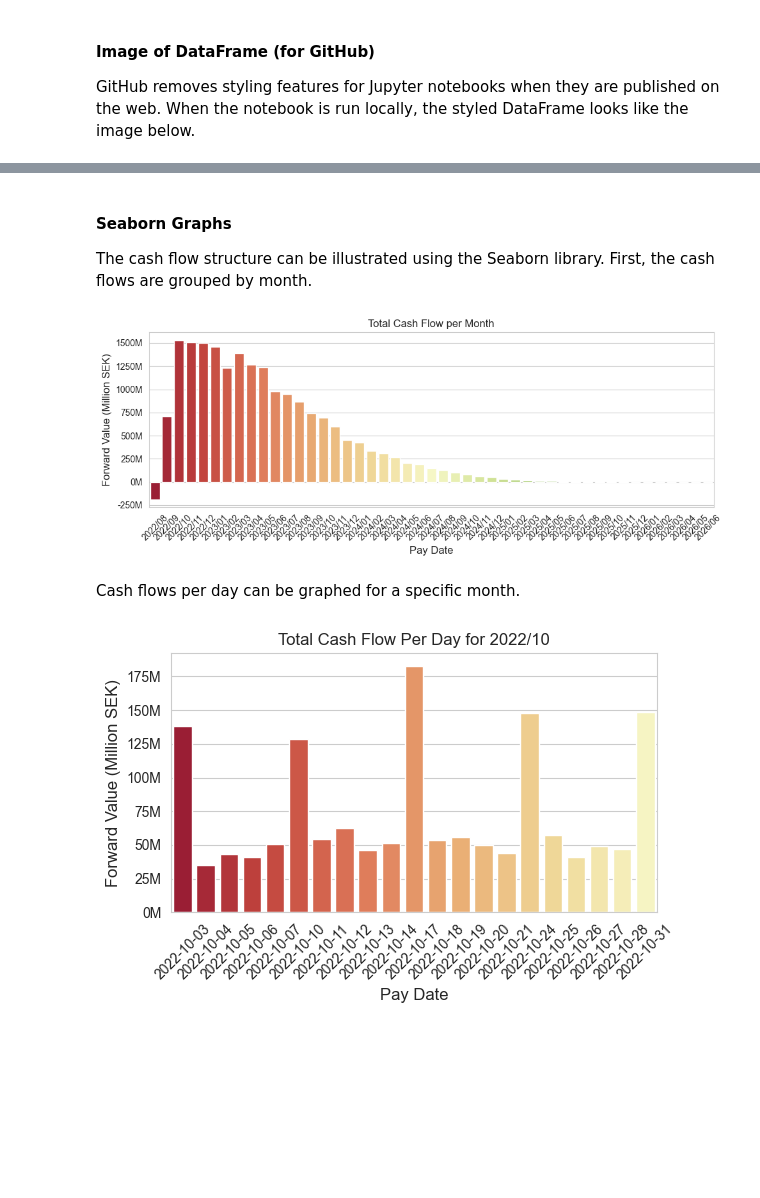
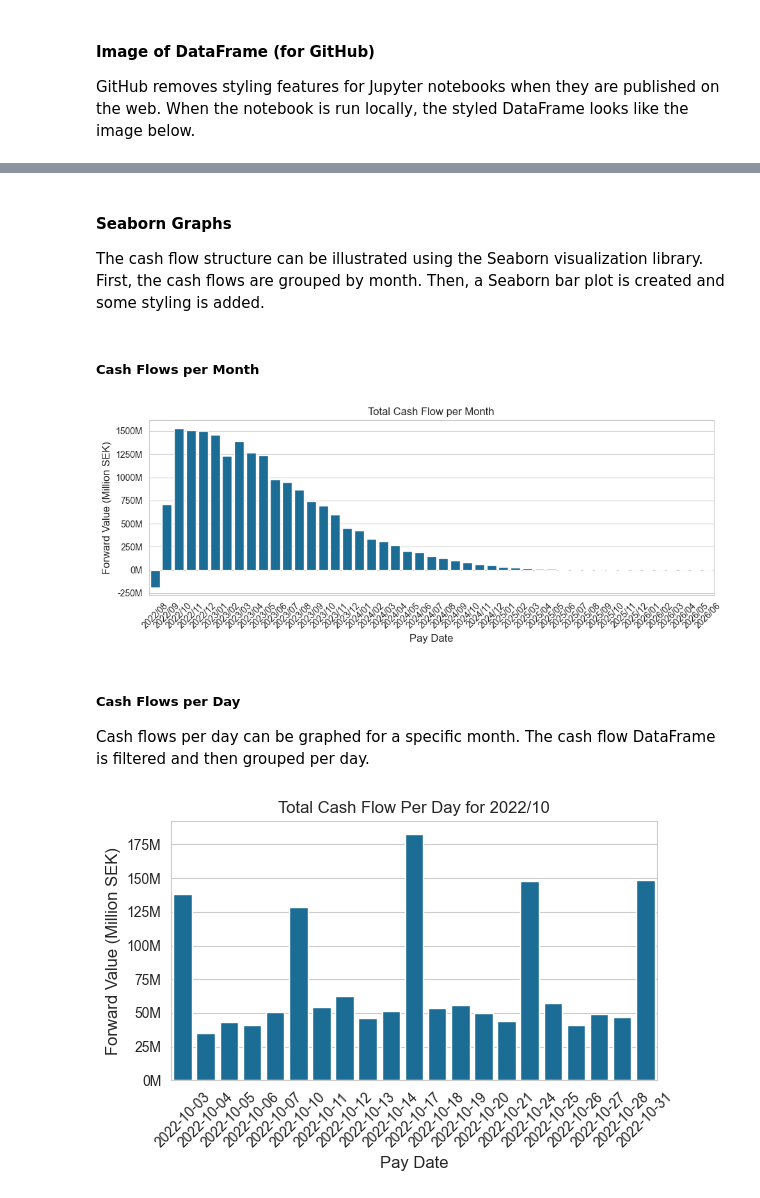
Before and after one commit to mastixstudio/notebooks, a Jupyter notebook: pandas_analysis_loan_book.ipynb, the cells around one changed output, grey strips where cells are left out. Cells and saved outputs as stored; diff of their text form; code cells hidden in the pictures; blank space fills up the shorter version.

```diff
--- a/pandas_analysis_loan_book.ipynb
+++ b/pandas_analysis_loan_book.ipynb
@@ -278,14 +275,14 @@ GitHub removes styling features for Jupyter notebooks when they are published on
 # %% [markdown]
 #### Seaborn Graphs
 
-The cash flow structure can be illustrated using the Seaborn library. First, the cash flows are grouped by month.
+The cash flow structure can be illustrated using the Seaborn visualization library. First, the cash flows are grouped by month. Then, a Seaborn bar plot is created and some styling is added.
+# %% [markdown]
+##### Cash Flows per Month
 # %%
 import seaborn as sns
 import matplotlib.pyplot as plt
 import matplotlib.ticker as mticker
-import matplotlib.dates as mdates
 
-# Group by month and sum the values
 grouped_risks = nok_cf_fv_SEK.groupby(pd.Grouper(key='Pay', freq='M')).sum()
 grouped_risks.index.name = "Pay Date"
 
@@ -293,57 +290,46 @@ total_cash_flows = grouped_risks['Forward Value (SEK)'].reset_index()
 total_cash_flows['Pay Date'] = pd.to_datetime(total_cash_flows['Pay Date'])
 total_cash_flows['YearMonth'] = total_cash_flows['Pay Date'].dt.strftime('%Y/%m')
 
-# Seaborn settings
 sns.set_style("whitegrid")
-sns.set_palette("RdYlGn", n_colors=len(total_cash_flows['Pay Date'].unique()))
 
-# Create the bar plot
 fig, ax = plt.subplots(figsize=(10, 4))
-sns.barplot(x="YearMonth", y="Forward Value (SEK)", dodge=False, data=total_cash_flows, ax=ax)#,  color="#0874aa")
+sns.barplot(x="YearMonth", y="Forward Value (SEK)", dodge=False, data=total_cash_flows, ax=ax,  color="#0874aa")
 
-# Format the y-axis ticks to show values in millions
 def millions_formatter(x, pos):
     return f'{x * 1e-6:.0f}M'
 ax.yaxis.set_major_formatter(mticker.FuncFormatter(millions_formatter))
 
-# Styling
 ax.set_title("Total Cash Flow per Month", fontsize=12)
 ax.set_xlabel("Pay Date", fontsize=12)
 ax.set_ylabel("Forward Value (Million SEK)", fontsize=12)
 plt.xticks(rotation=45, fontsize=10)
 plt.yticks(fontsize=10)
 
-# Show the plot
 plt.tight_layout()
 plt.show()
 # %% [output]
-[figure, old version]
+[figure, new version]
-# %% [markdown]
-Cash flows per day can be graphed for a specific month.
+# %% [markdown]
+##### Cash Flows per Day
+Cash flows per day can be graphed for a specific month. The cash flow DataFrame is filtered and then grouped per day.
 # %%
-# Filter the dataframe for the month '2022/10'
 filtered_df = nok_cf_fv_SEK[nok_cf_fv_SEK['Pay'].dt.to_period("M") == '2022-10']
 
-# Group by each day and sum the values
 daily_cash_flows = filtered_df.groupby(nok_cf_fv_SEK['Pay'].dt.to_period("D"))['Forward Value (SEK)'].sum().reset_index()
 
-# Create the bar plot
 fig, ax = plt.subplots(figsize=(6, 4))
 
-# Set color palette
-sns.set_palette("RdYlGn", n_colors=2*len(daily_cash_flows["Pay"].unique()))
-sns.barplot(x="Pay", y="Forward Value (SEK)", data=daily_cash_flows, ax=ax)
+sns.barplot(x="Pay", y="Forward Value (SEK)", data=daily_cash_flows, ax=ax, color="#0874aa")
 
-# Styling
 ax.yaxis.set_major_formatter(mticker.FuncFormatter(millions_formatter))
 ax.set_title("Total Cash Flow Per Day for 2022/10", fontsize=12)
 ax.set_xlabel("Pay Date", fontsize=12)
 ax.set_ylabel("Forward Value (Million SEK)", fontsize=12)
+
 plt.xticks(rotation=45, fontsize=10)
 plt.yticks(fontsize=10)
 
-# Show the plot
 plt.tight_layout()
 plt.show()
 # %% [output]
-[figure, old version]
+[figure, new version]
```
Also changed, not shown: parts of 14 cells of this notebook.
